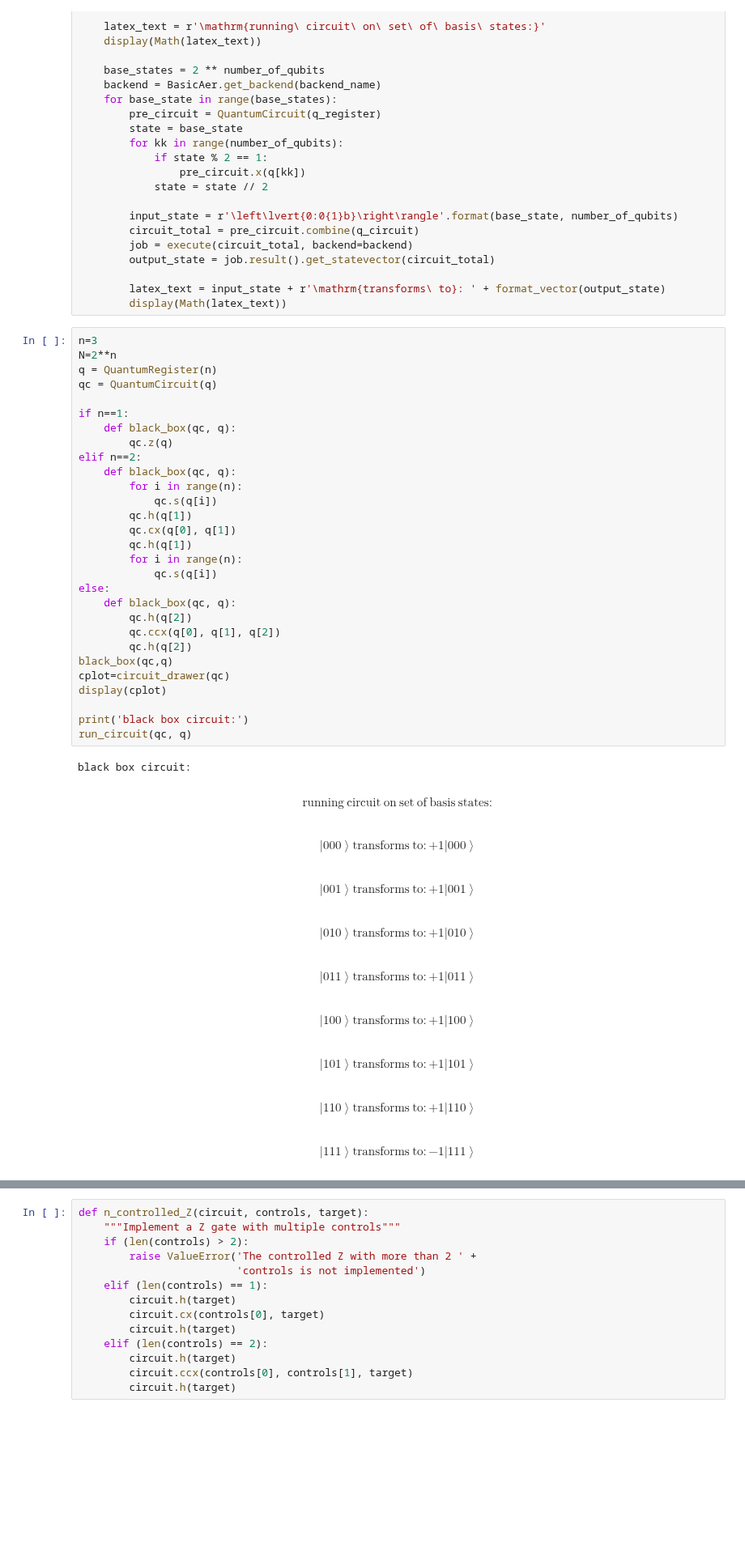
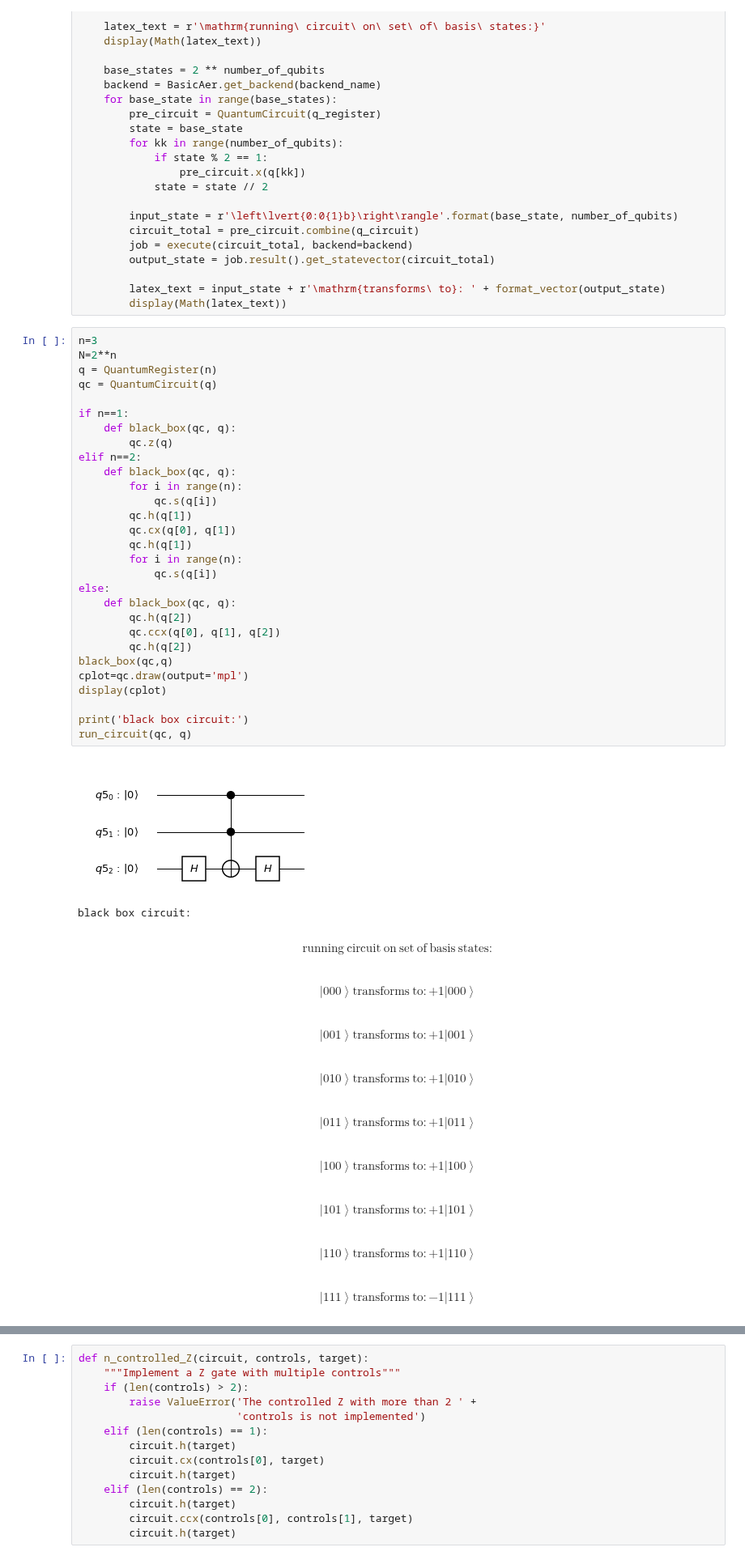
Before and after one commit to QuTech-Delft/quantuminspire, a Jupyter notebook: docs/grover_algorithm_qi.ipynb, the cells around one changed output, grey strips where cells are left out. Shown at 81% size. Drawn from its saved outputs; the diff is of its cells as text; blank space fills up the shorter version.

```diff
--- a/docs/grover_algorithm_qi.ipynb
+++ b/docs/grover_algorithm_qi.ipynb
@@ -95,33 +95,34 @@ def run_circuit(q_circuit, q_register, number_of_qubits=None, backend_name='stat
 # %%
 n=3
 N=2**n
 q = QuantumRegister(n)
 qc = QuantumCircuit(q)
 
 if n==1:
     def black_box(qc, q):
         qc.z(q)
 elif n==2:
     def black_box(qc, q):
         for i in range(n):
             qc.s(q[i])
         qc.h(q[1])
         qc.cx(q[0], q[1])
         qc.h(q[1])
         for i in range(n):
             qc.s(q[i])
 else:
     def black_box(qc, q):
         qc.h(q[2])
         qc.ccx(q[0], q[1], q[2])
         qc.h(q[2])
 black_box(qc,q)
-cplot=circuit_drawer(qc)
+cplot=qc.draw(output='mpl')
 display(cplot)
 
 print('black box circuit:')
 run_circuit(qc, q)
 # %% [output]
+[figure, added]
 black box circuit:
 $$\mathrm{running\ circuit\ on\ set\ of\ basis\ states:}$$
 $$\left\lvert000\right\rangle\mathrm{transforms\ to}: +1\left\lvert 000\right\rangle $$
```
Also changed, not shown: 9 other files.
